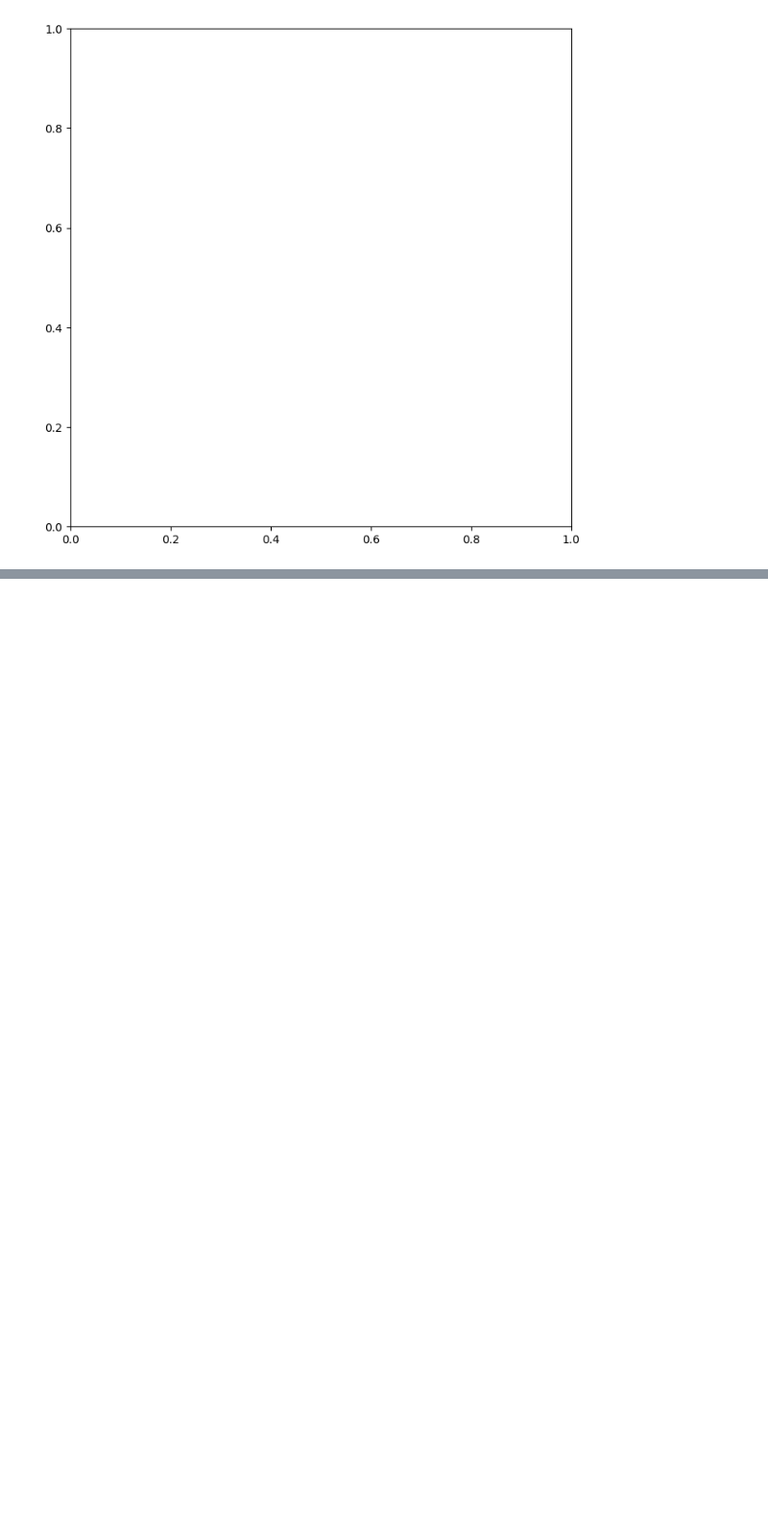
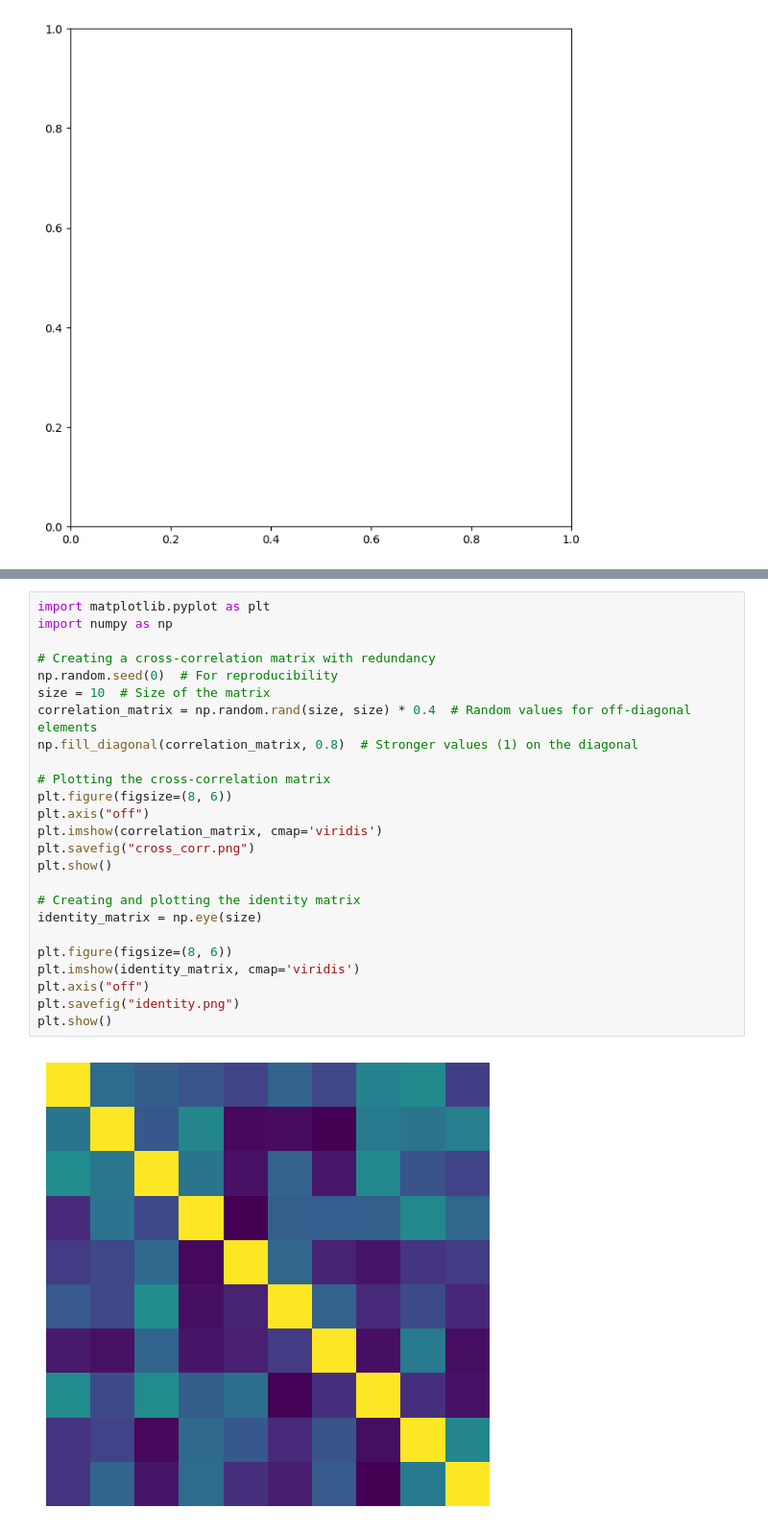
Before and after one commit to erlendlokna/CV-SSL-VQVAE-Framework, a Jupyter notebook: test.ipynb, the cells around one changed output, grey strips where cells are left out. Shown: that part at 96% size. Drawn from its saved outputs; the diff is of its cells as text; blank space fills up the shorter version.

```diff
--- a/test.ipynb
+++ b/test.ipynb
@@ -150,0 +210,27 @@ plt.show()
+# %%
+import matplotlib.pyplot as plt
+import numpy as np
+
+# Creating a cross-correlation matrix with redundancy
+np.random.seed(0)  # For reproducibility
+size = 10  # Size of the matrix
+correlation_matrix = np.random.rand(size, size) * 0.4  # Random values for off-diagonal elements
+np.fill_diagonal(correlation_matrix, 0.8)  # Stronger values (1) on the diagonal
+
+# Plotting the cross-correlation matrix
+plt.figure(figsize=(8, 6))
+plt.axis("off")
+plt.imshow(correlation_matrix, cmap='viridis')
+plt.savefig("cross_corr.png")
+plt.show()
+
+# Creating and plotting the identity matrix
+identity_matrix = np.eye(size)
+
+plt.figure(figsize=(8, 6))
+plt.imshow(identity_matrix, cmap='viridis')
+plt.axis("off")
+plt.savefig("identity.png")
+plt.show()
+# %% [output]
+[figure, added]
```
Also changed, not shown: parts of 13 cells of this notebook, 50 other files.
